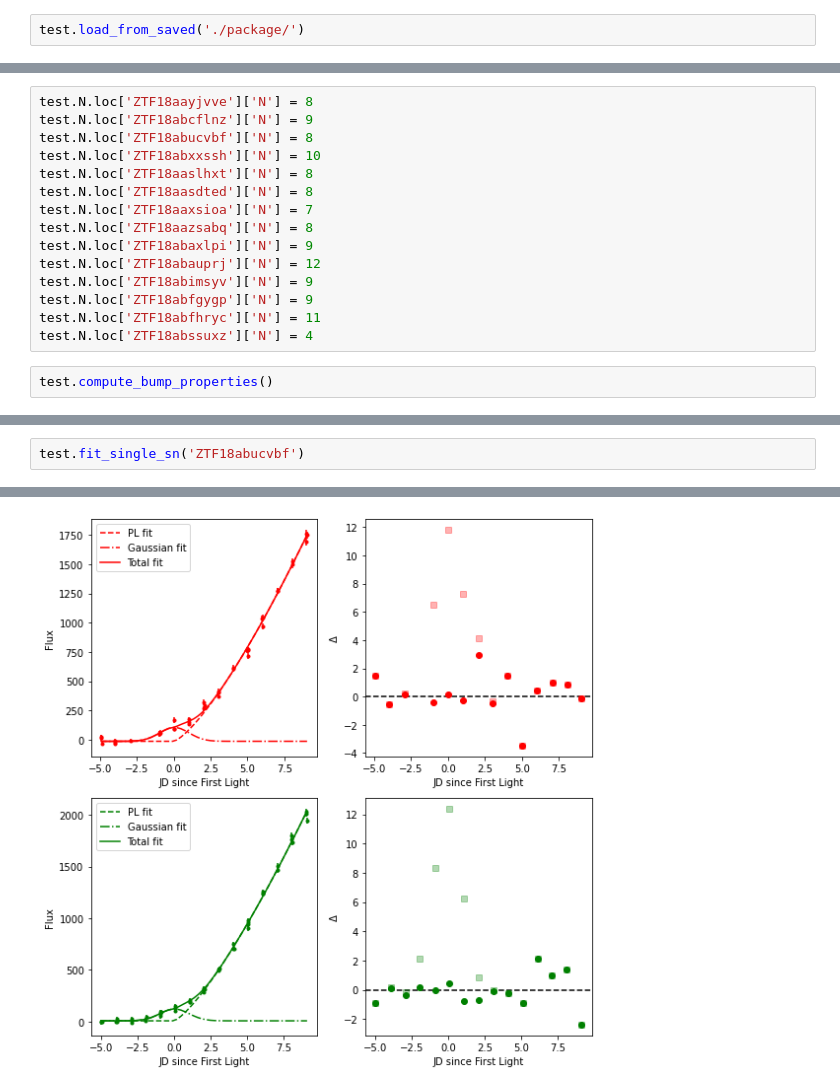
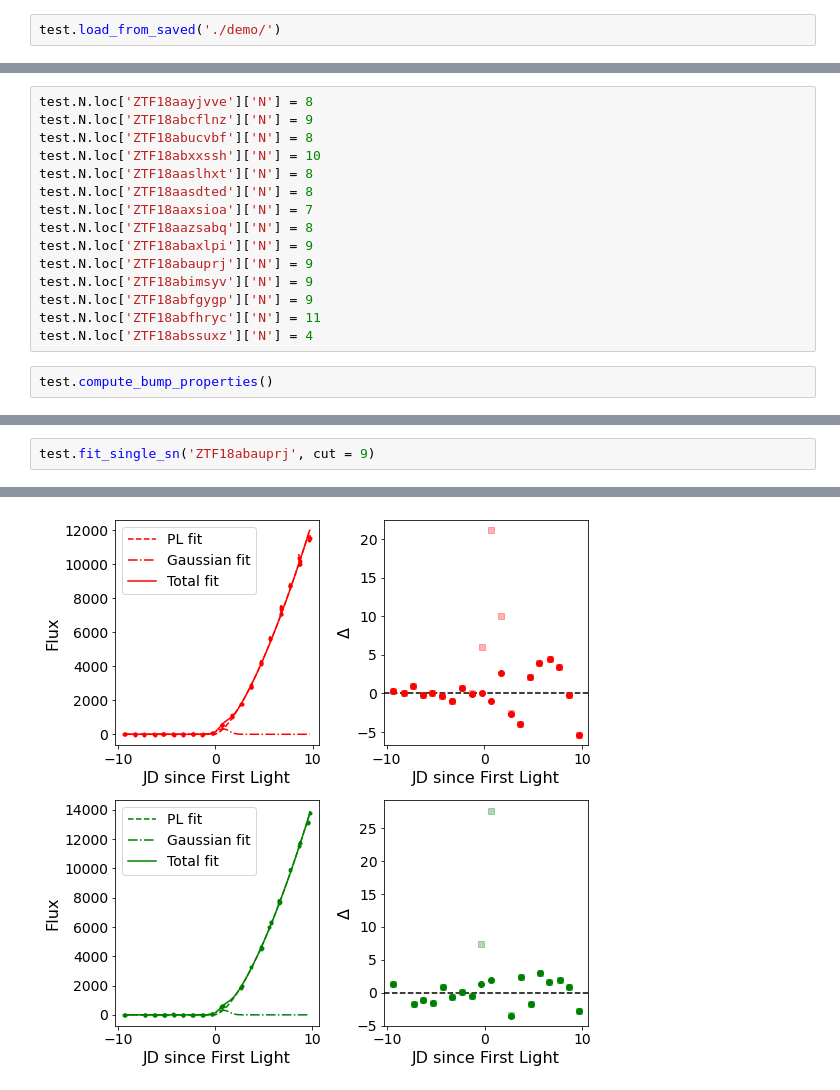
Before and after one commit to Christine8888/earlySN, a Jupyter notebook: Demo.ipynb, the cells around one changed output, grey strips where cells are left out. Cells and saved outputs as stored; diff of their text form.

```diff
--- a/Package testing 2.ipynb
+++ b/Demo.ipynb
@@ -37,7 +37,7 @@ Fitting Hubble residuals
 Tripp parameters: $lpha$= 0.10788668704578791 $\pm$ 0.014769027617377785 $\pm$, eta$= 2.7800149225248916 $\pm$ 6.179679155238995e-06 $\pm$, $\gamma$= 0.03852372490401771 $\pm$ 0.028332440418460406 $\p ...
 [figure]
 # %%
-test.load_from_saved('./package/')
+test.load_from_saved('./demo/')
 # %% [output]
 Loaded Hubble diagram parameters
 Loaded excess search results
@@ -88,7 +78,7 @@ test.N.loc['ZTF18aasdted']['N'] = 8
 test.N.loc['ZTF18aaxsioa']['N'] = 7
 test.N.loc['ZTF18aazsabq']['N'] = 8
 test.N.loc['ZTF18abaxlpi']['N'] = 9
-test.N.loc['ZTF18abauprj']['N'] = 12
+test.N.loc['ZTF18abauprj']['N'] = 9
 test.N.loc['ZTF18abimsyv']['N'] = 9
 test.N.loc['ZTF18abfgygp']['N'] = 9
 test.N.loc['ZTF18abfhryc']['N'] = 11
@@ -119,3 +135,3 @@ No Excess $x_1$:  0.030339587544769495 0.0004583566844376832
 # %%
-test.fit_single_sn('ZTF18abucvbf')
+test.fit_single_sn('ZTF18abauprj', cut = 9)
 # %% [output]
@@ -142 +139 @@ gold
-[figure, old version]
+[figure, new version]
```
Also changed, not shown: parts of 18 cells of this notebook, 22 other files.
